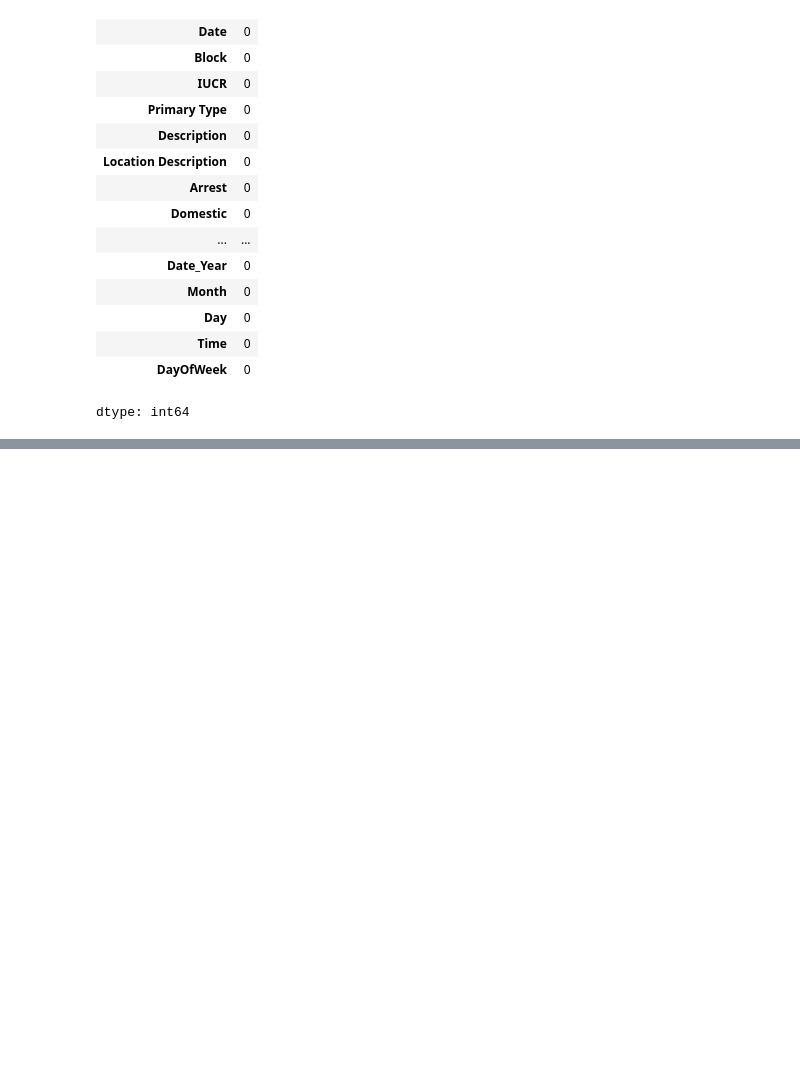
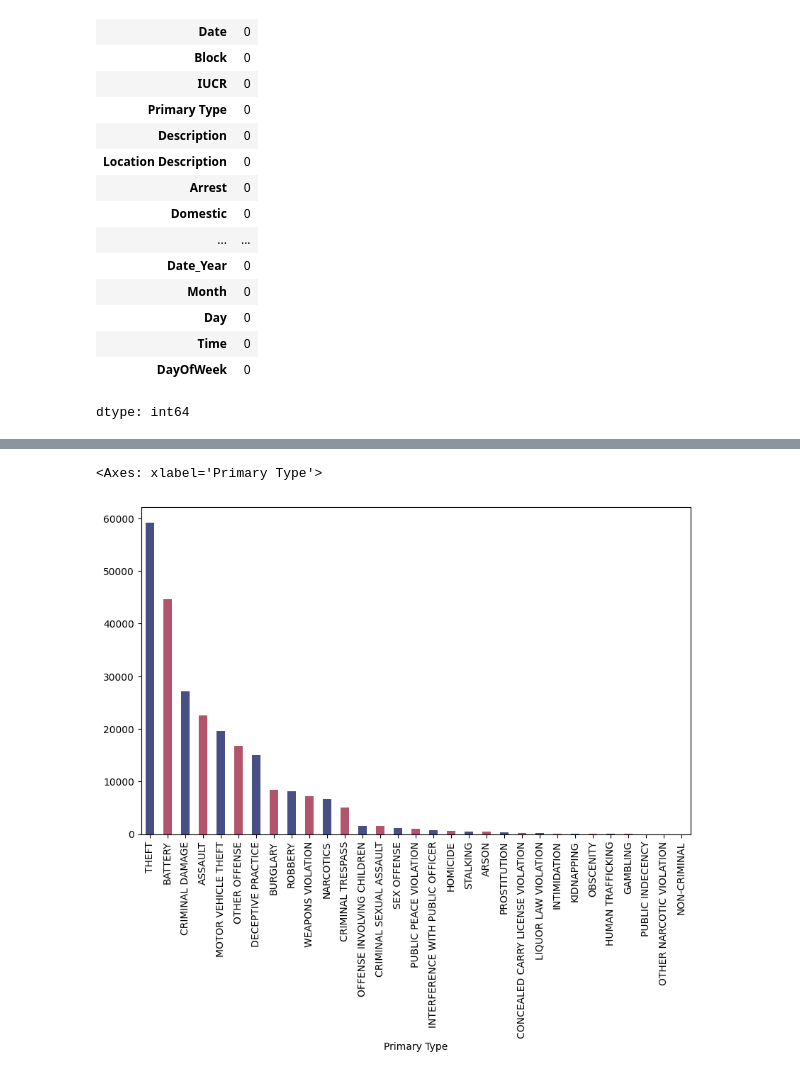
Before and after one commit to Jon-markus/ELEC03_DeVilla_HANDS_ON_MIDTERM, a Jupyter notebook: MidTerm Hands_On_De Villa.ipynb, the cells around one changed output, grey strips where cells are left out. Drawn from its saved outputs; the diff is of its cells as text; code cells hidden in the pictures; blank space fills up the shorter version.

```diff
--- a/MidTerm Hands_On_De Villa.ipynb
+++ b/MidTerm Hands_On_De Villa.ipynb
@@ -106,0 +220,7 @@ dtype: int64
+# %%
+chicago_crimes['Primary Type'].value_counts().plot(kind='bar',
+                                                   figsize=(10,6),
+                                                   color = ["#484f85", "#b3546d"])
+# %% [output]
+<Axes: xlabel='Primary Type'>
+[figure, added]
```
Also changed, not shown: parts of 25 cells of this notebook.
